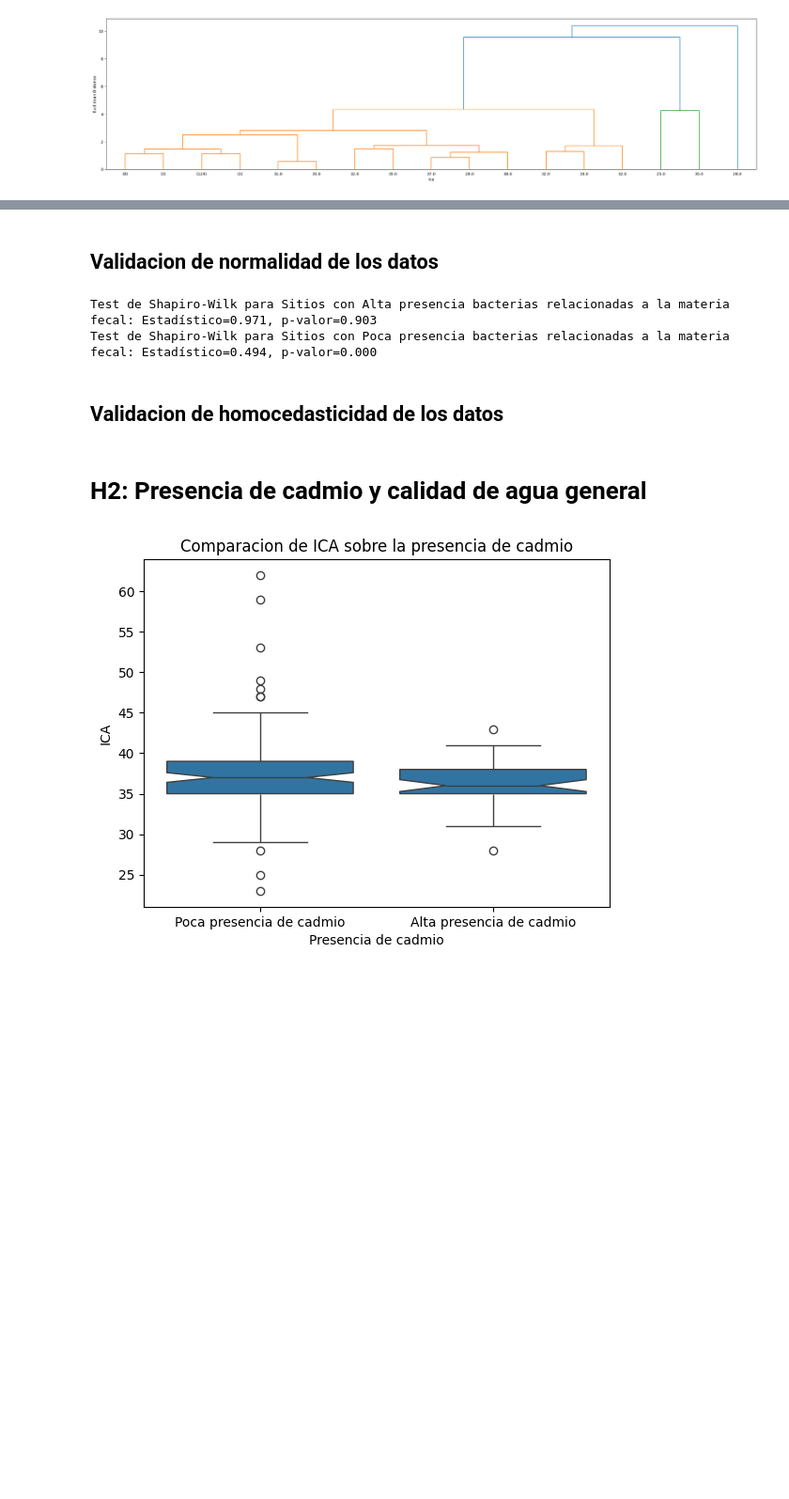
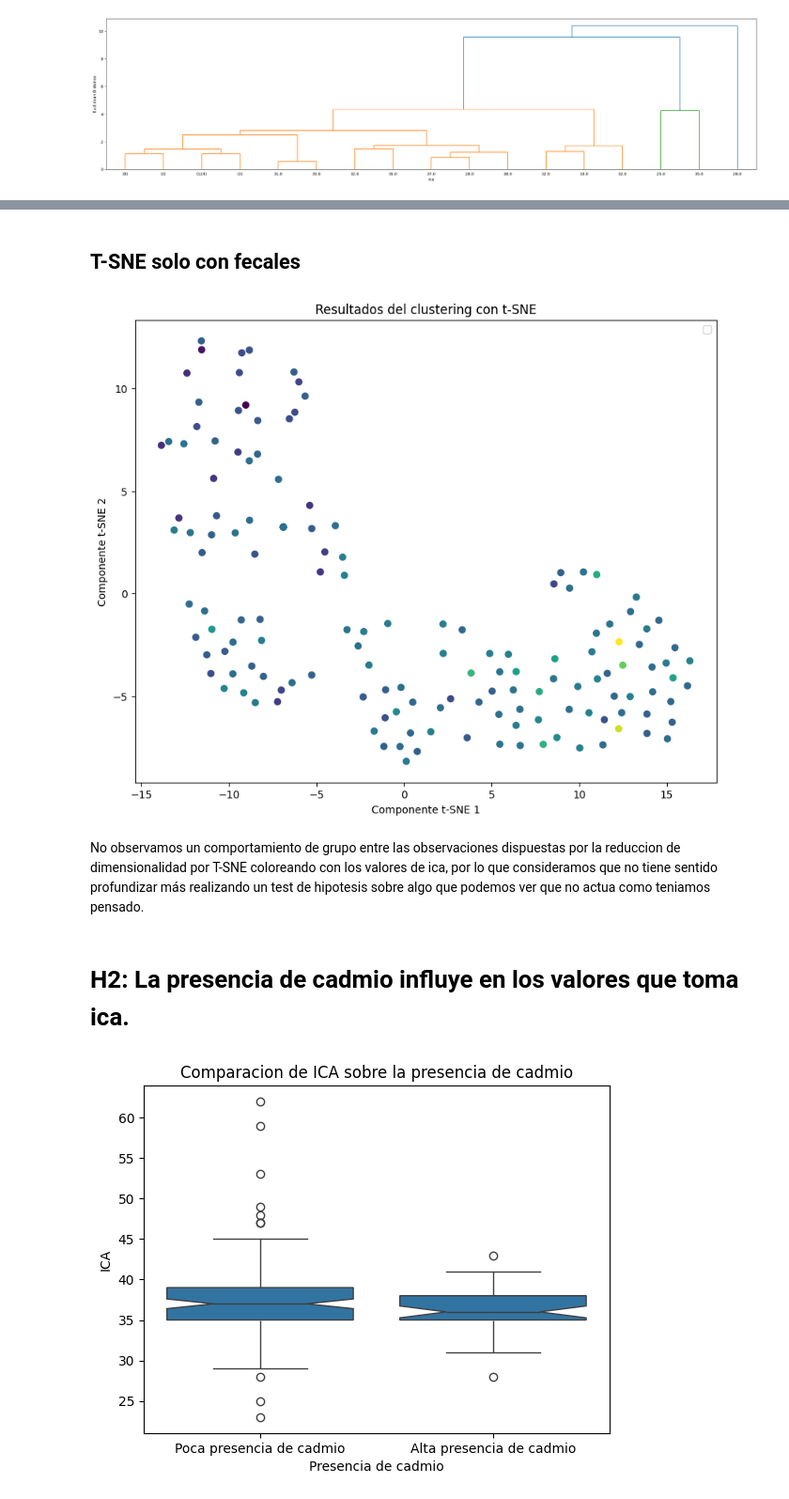
Before and after one commit to SOAgustin/PracticaEspecial, a Jupyter notebook: PracticoEspecial.ipynb, the cells around one changed output, grey strips where cells are left out. Shown: that part at 94% size. Drawn from its saved outputs; the diff is of its cells as text; code cells hidden in the pictures; blank space fills up the shorter version.

```diff
--- a/PracticoEspecial.ipynb
+++ b/PracticoEspecial.ipynb
@@ -2461,26 +2436,27 @@ rd_copia[rd_copia['calidad_de_agua'] == '<NA>'][['ica','calidad_de_agua']]
-# %% [markdown]
-## Validacion de normalidad de los datos
-# %%
-from scipy.stats import shapiro
-
-# Separamos los datos en dos grupos, rd_Mucho_cadmio y rd_Poco_Cadmio
-rd_Muy_deteriorada = rd_copia[rd_copia['calidad_de_agua'] == 'Muy deteriorada']['pca']
-rd_Extremadamente_deteriorada = rd_copia[rd_copia['calidad_de_agua'] == 'Extremadamente deteriorada']['pca']
-
-# Test de Shapiro-Wilk para Mucha presencia de cadmio
-stat, p = shapiro(rd_Muy_deteriorada)
-print(f"Test de Shapiro-Wilk para Sitios con Alta presencia bacterias relacionadas a la materia fecal: Estadístico={stat:.3f}, p-valor={p:.3f}")
-
-# Test de Shapiro-Wilk para poca presencia de cadmio
-stat, p = shapiro(rd_Extremadamente_deteriorada)
-print(f"Test de Shapiro-Wilk para Sitios con Poca presencia bacterias relacionadas a la materia fecal: Estadístico={stat:.3f}, p-valor={p:.3f}")
-# %% [output]
-Test de Shapiro-Wilk para Sitios con Alta presencia bacterias relacionadas a la materia fecal: Estadístico=0.971, p-valor=0.903
-Test de Shapiro-Wilk para Sitios con Poca presencia bacterias relacionadas a la materia fecal: Estadístico=0.494, p-valor=0.000
-# %% [markdown]
-## Validacion de homocedasticidad de los datos
-# %% [markdown]
-# H2: Presencia de cadmio y calidad de agua general
+# %% [markdown]
+## T-SNE solo con fecales
+# %%
+import matplotlib.pyplot as plt
+from sklearn.manifold import TSNE
+
+# Reducir la dimensionalidad de los datos usando t-SNE
+tsne = TSNE(n_components=2, random_state=42)
+tsne_fecales = tsne.fit_transform(rd_scaled_Materia_fecal)
+
+# Graficar los resultados de t-SNE, coloreando los puntos según el cluster
+plt.figure(figsize=(10, 8))
+plt.scatter(tsne_fecales[:,0], tsne_fecales[:,1], c=rd_copia["ica"], cmap='viridis')
+plt.xlabel('Componente t-SNE 1')
+plt.ylabel('Componente t-SNE 2')
+plt.title('Resultados del clustering con t-SNE')
+plt.legend()
+plt.show()
+# %% [output]
+[figure, added]
+# %% [markdown]
+No observamos un comportamiento de grupo entre las observaciones dispuestas por la reduccion de dimensionalidad por T-SNE coloreando con los valores de ica, por lo que consideramos que no tiene sentido profundizar más realizando un test de hipotesis sobre algo que podemos ver que no actua como teniamos pensado.
+# %% [markdown]
+# H2: La presencia de cadmio influye en los valores que toma ica.
 # %%
 import seaborn as sns
 import matplotlib.pyplot as plt
```
Also changed, not shown: parts of 37 cells of this notebook.
